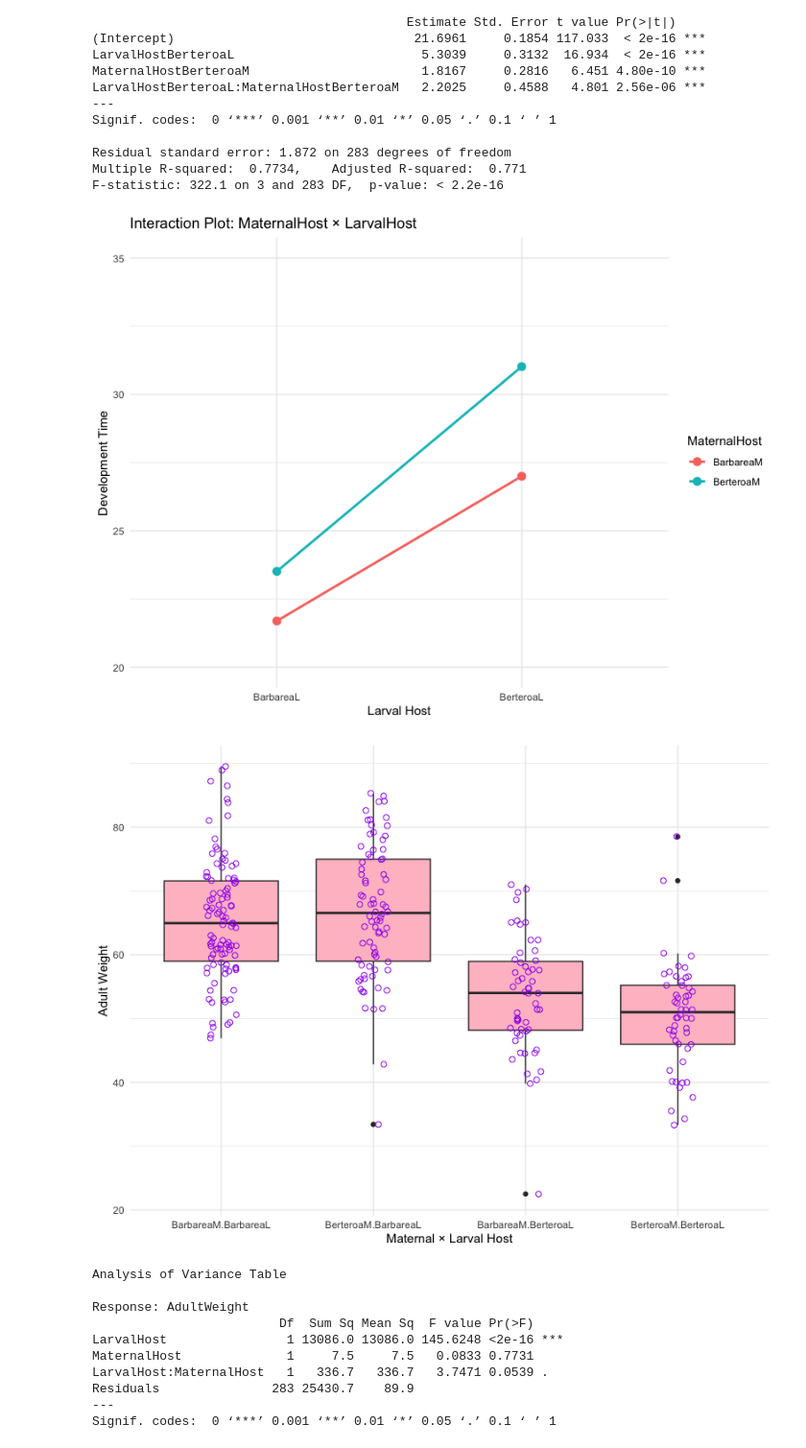
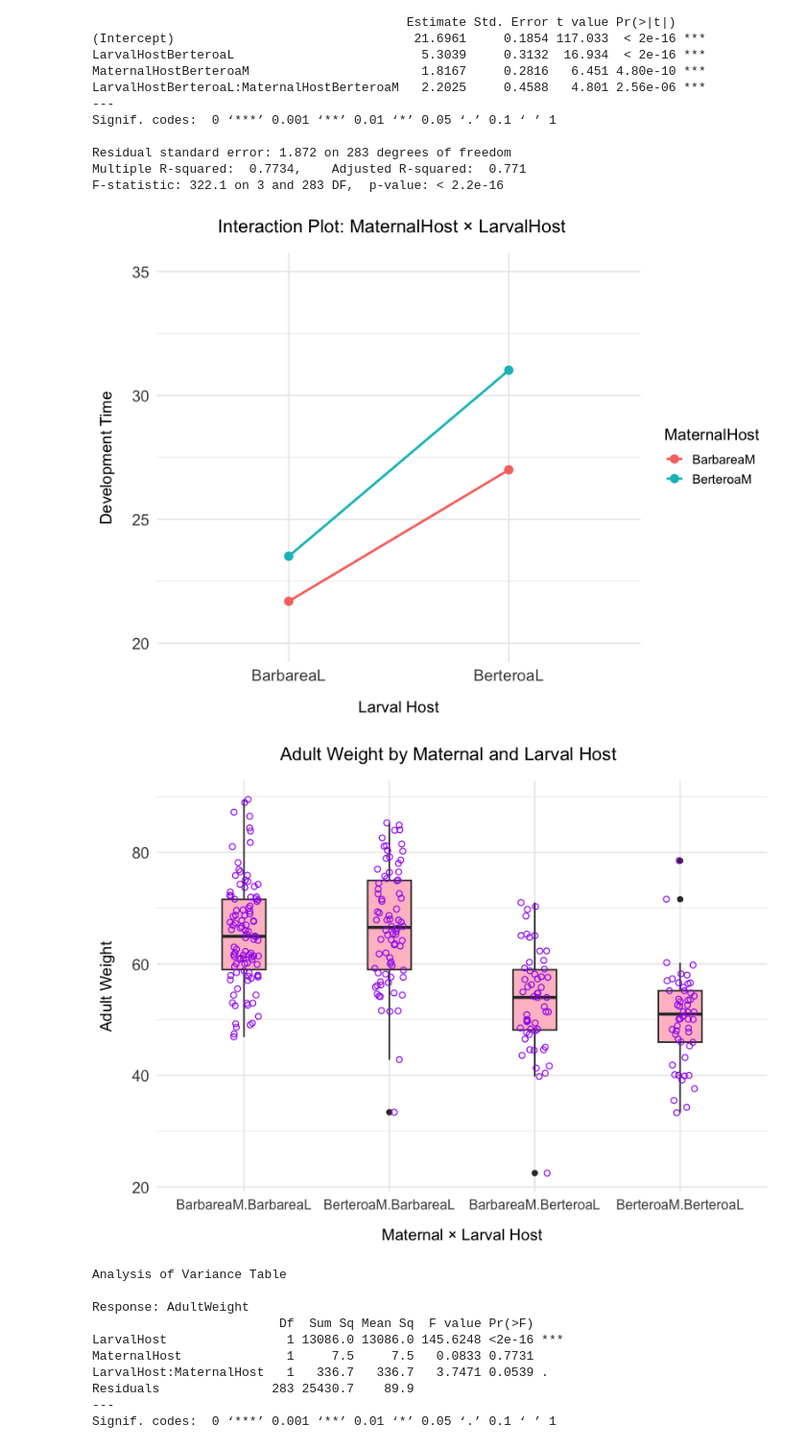
Before and after one commit to nadinepi/BIOS15, a Jupyter notebook: exercise2/anova.ipynb, the cells around one changed output. Shown at 96% size. Drawn from its saved outputs; the diff is of its cells as text; code cells hidden in the pictures.

```diff
--- a/exercise2/anova.ipynb
+++ b/exercise2/anova.ipynb
@@ -5,5 +3,5 @@ Want to understand how all the pieces fit together? Read R for Data Science: htt
 # %%
-dat = read.csv("datasets/butterflies.csv")
+dat = read.csv("../datasets/butterflies.csv")
 names(dat)
 # %% [output]
 [1] "LarvalID"        "LarvalHost"      "Sex"             "MaternalHost"    "MotherID"        "DevelopmentTime" "AdultWeight"     "GrowthRate"
@@ -80,22 +83,35 @@ ggplot(dat, aes(x = LarvalHost, y = DevelopmentTime, color = MaternalHost, group
   xlab("Larval Host") +
   ylab("Development Time") +
   coord_cartesian(ylim = c(20, 35)) +
-  theme_minimal() +
+  theme_minimal(base_size=14) +
+  theme(
+    axis.text.x = element_text(size = 14, margin = margin(t = 12)),
+    axis.text.y = element_text(size = 14, margin = margin(r = 12)),
+    axis.title.x = element_text(size = 14, margin = margin(t = 15)),
+    axis.title.y = element_text(size = 14, margin = margin(r = 15)),
+    plot.title = element_text(size = 16, hjust=0.45, margin = margin(b = 15))
+  ) +
   ggtitle("Interaction Plot: MaternalHost × LarvalHost")
 # %% [output]
-[figure, old version]
+[figure, new version]
 # %%
-library(ggplot2)
-
 set.seed(8)
 ggplot(dat, aes(x=interaction(MaternalHost, LarvalHost), y=AdultWeight)) +
-  geom_boxplot(fill="pink") +
+  geom_boxplot(fill="pink", width=0.3) +
   geom_jitter(width=0.1, shape=1, color="purple", size=2) +
   xlab("Maternal × Larval Host") +
   ylab("Adult Weight") +
-  theme_minimal()
+  ggtitle("Adult Weight by Maternal and Larval Host") +
+  theme_minimal(base_size=14) +
+  theme(
+    axis.text.x = element_text(size = 12, margin = margin(t = 12)),
+    axis.text.y = element_text(size = 14, margin = margin(r = 12)),
+    axis.title.x = element_text(size = 14, margin = margin(t = 15)),
+    axis.title.y = element_text(size = 14, margin = margin(r = 15)),
+    plot.title = element_text(size = 16, hjust=0.45, margin = margin(b = 15))
+  )
 # %% [output]
-[figure, old version]
+[figure, new version]
 # %%
 model_weight = lm(AdultWeight ~ LarvalHost * MaternalHost, data=dat)
 
```
Also changed, not shown: parts of 4 cells of this notebook, 6 other files.
